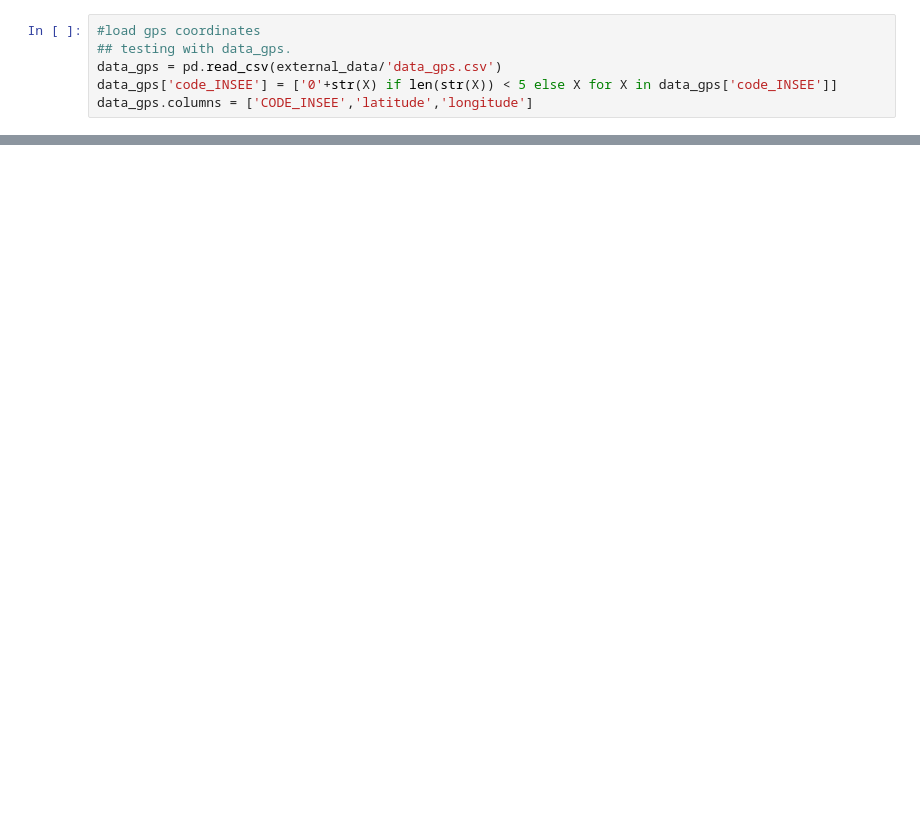
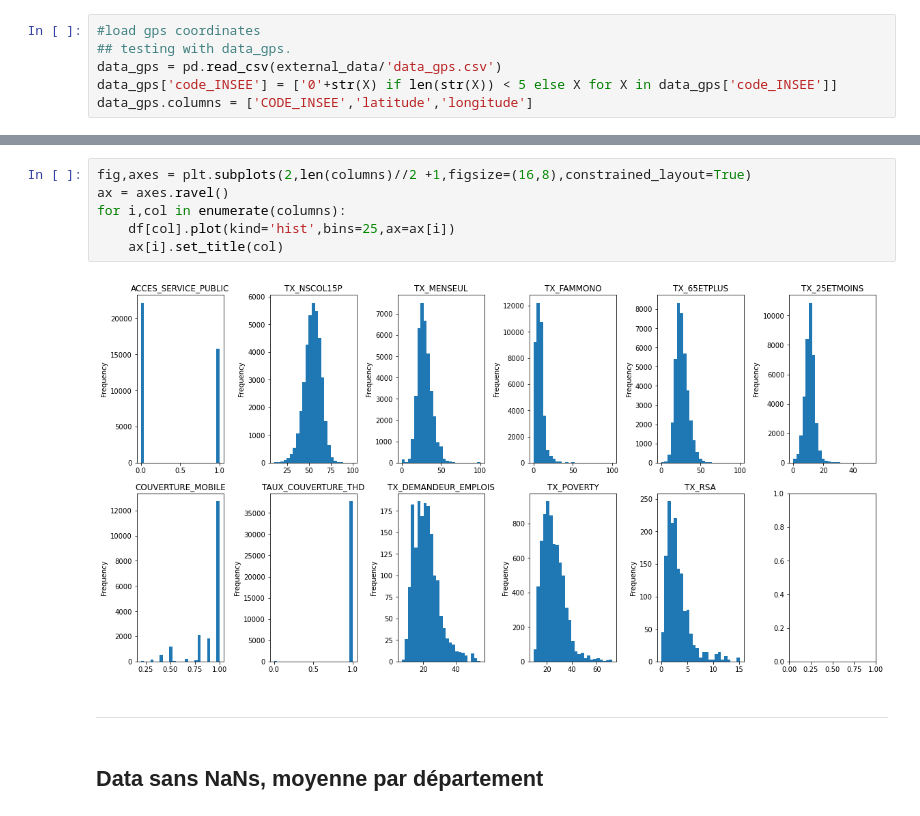
Before and after one commit to dataforgoodfr/batch8_mednum, a Jupyter notebook: notebooks/dataviz_merge.ipynb, the cells around one changed output, grey strips where cells are left out. Saved outputs shown, nothing was run; the diff lists cells and outputs as text; blank space fills up the shorter version.

```diff
--- a/notebooks/dataviz_merge.ipynb
+++ b/notebooks/dataviz_merge.ipynb
@@ -308,0 +62,12 @@ Name: 0, dtype: object
+# %%
+fig,axes = plt.subplots(2,len(columns)//2 +1,figsize=(16,8),constrained_layout=True)
+ax = axes.ravel()
+for i,col in enumerate(columns):
+    df[col].plot(kind='hist',bins=25,ax=ax[i])
+    ax[i].set_title(col)
+# %% [output]
+[figure, added]
+# %% [markdown]
+___________
+# %% [markdown]
+## Data sans NaNs, moyenne par département
```
Also changed, not shown: parts of 54 cells of this notebook.
